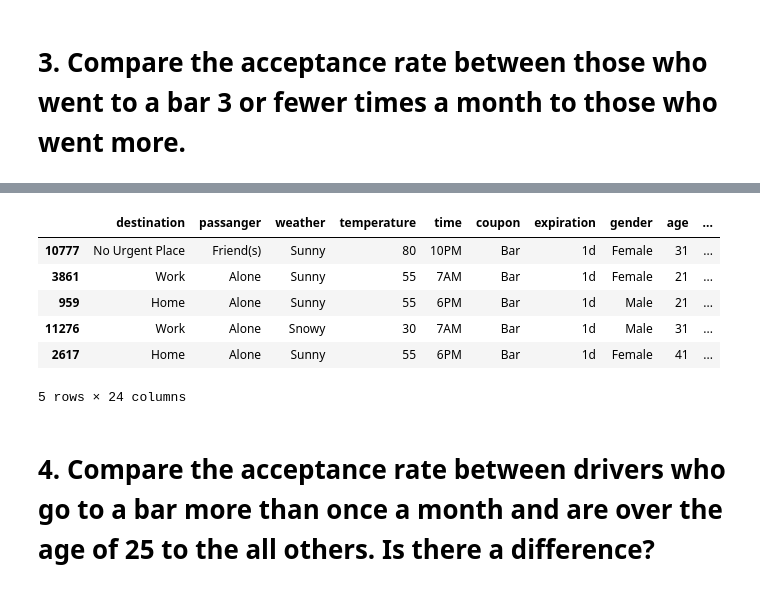
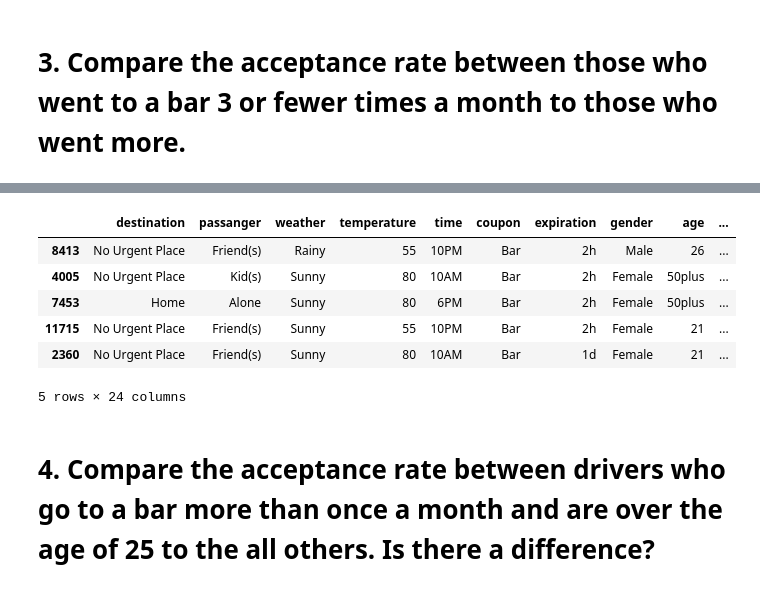
Before and after one commit to ttb-git/berkeley-engr-Practical-assignment1, a Jupyter notebook: Who_will_accept_the_coupon.ipynb, the cells around one changed output, grey strips where cells are left out. Saved outputs shown, nothing was run; the diff lists cells and outputs as text; code cells hidden in the pictures.

```diff
--- a/Who_will_accept_the_coupon.ipynb
+++ b/Who_will_accept_the_coupon.ipynb
@@ -490,15 +490,15 @@ bar3_less.sample(5)
 # %%
 #people who went to the bar more than 3 times
 list_of_bar3more = ['gt8', 'nan', '4~8']
-bar4_more = df_bar[df_bar["Bar"].isin(list_of_bar3less)]
+bar4_more = df_bar[df_bar["Bar"].isin(list_of_bar3more)]
 bar4_more.sample(5)
 # %% [output]
 |  | destination | passanger | weather | temperature | time | coupon | expiration | gender | age | ... |
-| 10777 | No Urgent Place | Friend(s) | Sunny | 80 | 10PM | Bar | 1d | Female | 31 | ... |
-| 3861 | Work | Alone | Sunny | 55 | 7AM | Bar | 1d | Female | 21 | ... |
-| 959 | Home | Alone | Sunny | 55 | 6PM | Bar | 1d | Male | 21 | ... |
-| 11276 | Work | Alone | Snowy | 30 | 7AM | Bar | 1d | Male | 31 | ... |
-| 2617 | Home | Alone | Sunny | 55 | 6PM | Bar | 1d | Female | 41 | ... |
+| 8413 | No Urgent Place | Friend(s) | Rainy | 55 | 10PM | Bar | 2h | Male | 26 | ... |
+| 4005 | No Urgent Place | Kid(s) | Sunny | 80 | 10AM | Bar | 2h | Female | 50plus | ... |
+| 7453 | Home | Alone | Sunny | 80 | 6PM | Bar | 2h | Female | 50plus | ... |
+| 11715 | No Urgent Place | Friend(s) | Sunny | 55 | 10PM | Bar | 2h | Female | 21 | ... |
+| 2360 | No Urgent Place | Friend(s) | Sunny | 80 | 10AM | Bar | 1d | Female | 21 | ... |
 5 rows × 24 columns
 # %% [markdown]
 # 4. Compare the acceptance rate between drivers who go to a bar more than once a month and are over the age of 25 to the all others.  Is there a difference?
```
Also changed, not shown: parts of 2 cells of this notebook.
